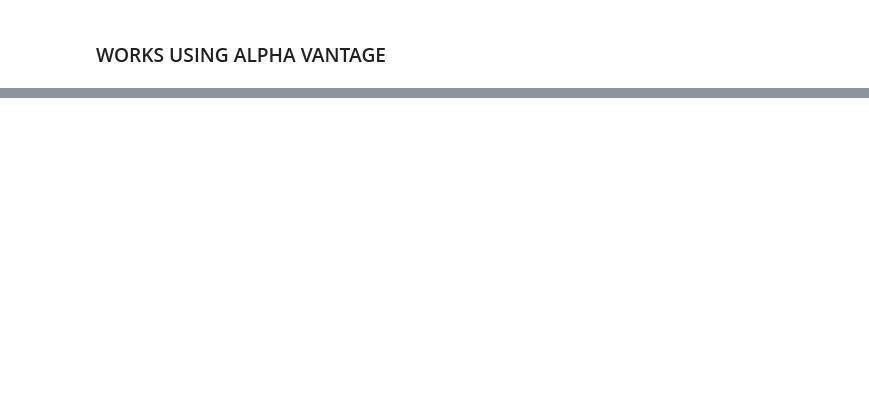
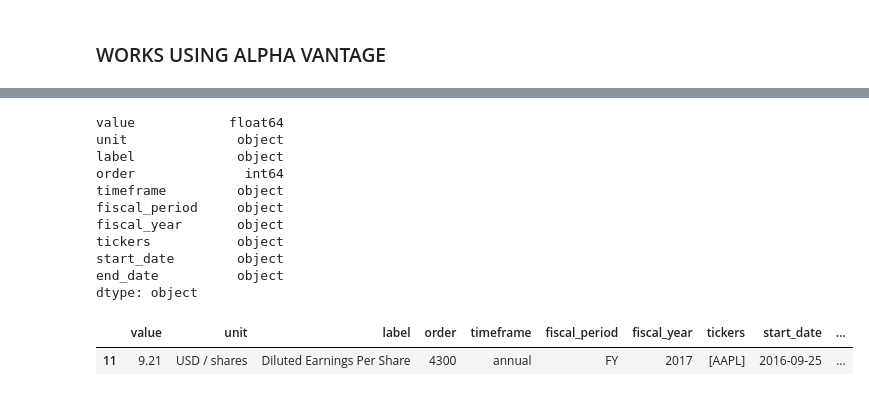
Before and after one commit to ValverdeDaniel/leoPlayground, a Jupyter notebook: FairValueTests.ipynb, the cells around one changed output, grey strips where cells are left out. Cells and saved outputs as stored; diff of their text form; code cells hidden in the pictures; blank space fills up the shorter version.

```diff
--- a/FairValueTests.ipynb
+++ b/FairValueTests.ipynb
@@ -207,0 +278,18 @@ fv_df_currentYR:     reportedEPS2019  reportedEPS2018  reportedEPS2017  avgPrice
+# %%
+print(df5.dtypes)
+EPS = df5[df5['fiscal_year'] == '2017']
+display(EPS)
+# %% [output]
+value            float64
+unit              object
+label             object
+order              int64
+timeframe         object
+fiscal_period     object
+fiscal_year       object
+tickers           object
+start_date        object
+end_date          object
+dtype: object
+|  | value | unit | label | order | timeframe | fiscal_period | fiscal_year | tickers | start_date | ... |
+| 11 | 9.21 | USD / shares | Diluted Earnings Per Share | 4300 | annual | FY | 2017 | [AAPL] | 2016-09-25 | ... |
```
Also changed, not shown: parts of 4 cells of this notebook, 1 other file.
